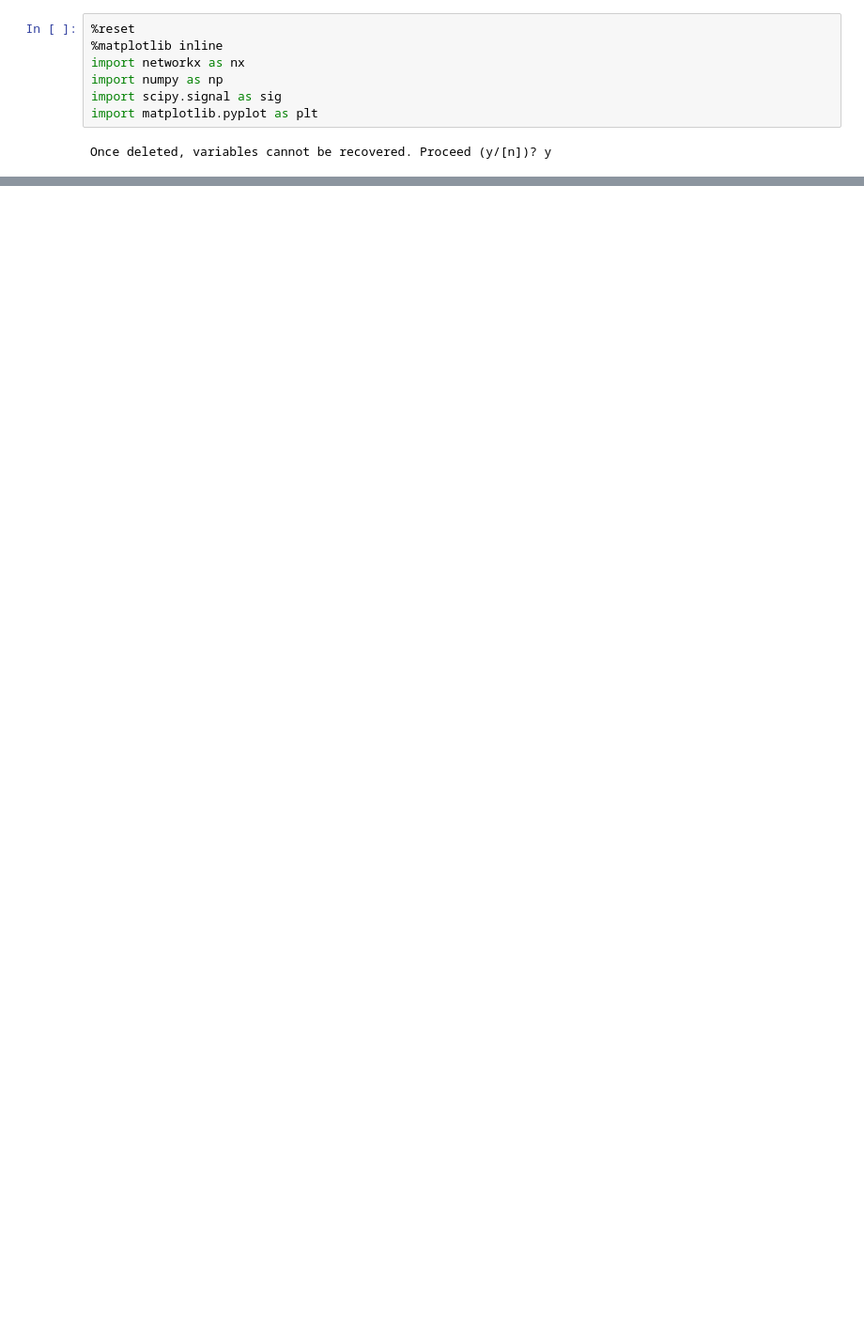
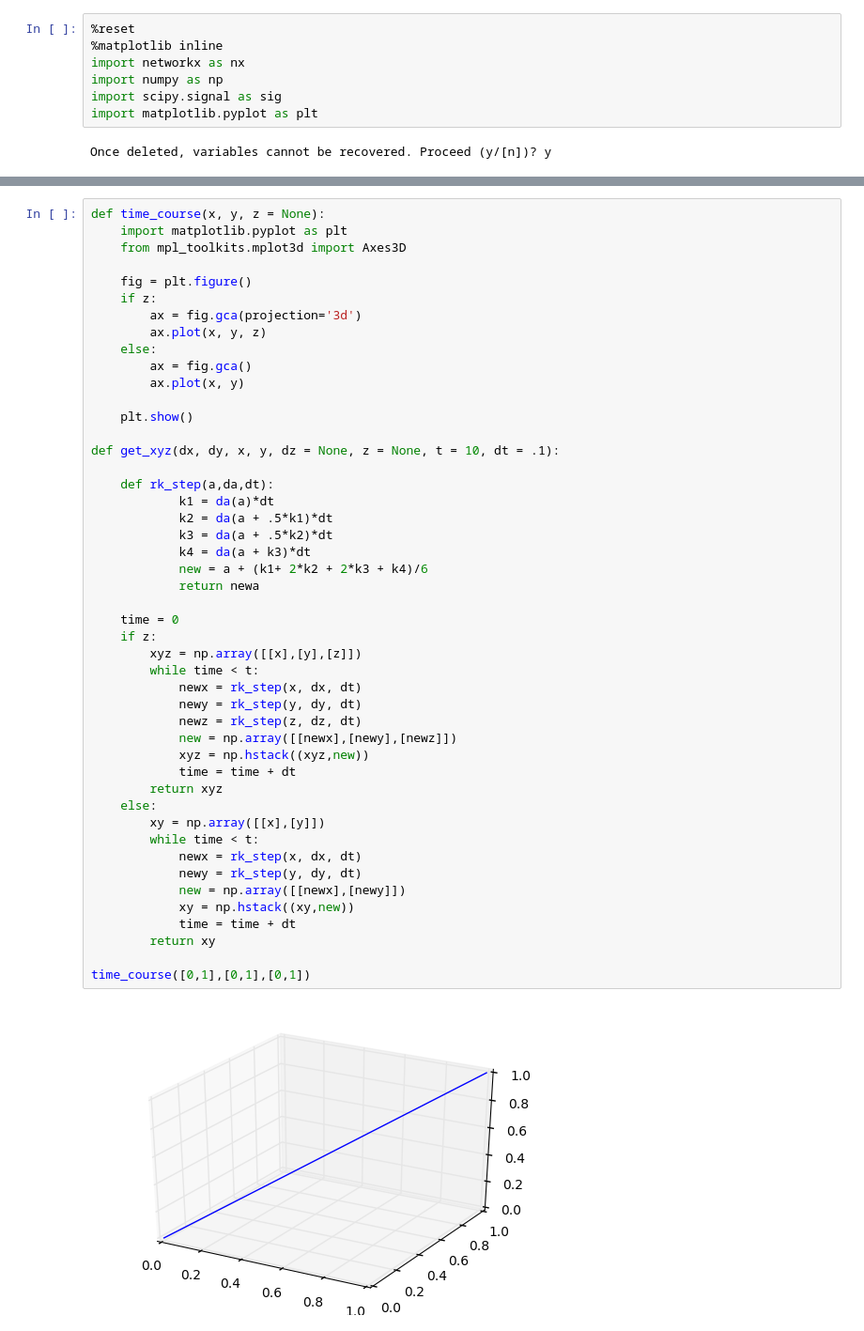
Before and after one commit to virati/KuramotoDBS, a Jupyter notebook: Kuramoto Model.ipynb, the cells around one changed output, grey strips where cells are left out. Shown at 94% size. Saved outputs shown, nothing was run; the diff lists cells and outputs as text; blank space fills up the shorter version.

```diff
--- a/Kuramoto Model.ipynb
+++ b/Kuramoto Model.ipynb
@@ -178,0 +261,49 @@ animate()
+# %%
+def time_course(x, y, z = None):
+    import matplotlib.pyplot as plt
+    from mpl_toolkits.mplot3d import Axes3D
+
+    fig = plt.figure()
+    if z:
+        ax = fig.gca(projection='3d')
+        ax.plot(x, y, z)
+    else:
+        ax = fig.gca()
+        ax.plot(x, y)
+
+    plt.show()
+
+def get_xyz(dx, dy, x, y, dz = None, z = None, t = 10, dt = .1):
+
+    def rk_step(a,da,dt):
+            k1 = da(a)*dt
+            k2 = da(a + .5*k1)*dt
+            k3 = da(a + .5*k2)*dt
+            k4 = da(a + k3)*dt
+            new = a + (k1+ 2*k2 + 2*k3 + k4)/6
+            return newa
+
+    time = 0
+    if z:
+        xyz = np.array([[x],[y],[z]])
+        while time < t:
+            newx = rk_step(x, dx, dt)
+            newy = rk_step(y, dy, dt)
+            newz = rk_step(z, dz, dt)
+            new = np.array([[newx],[newy],[newz]])
+            xyz = np.hstack((xyz,new))
+            time = time + dt
+        return xyz
+    else:
+        xy = np.array([[x],[y]])
+        while time < t:
+            newx = rk_step(x, dx, dt)
+            newy = rk_step(y, dy, dt)
+            new = np.array([[newx],[newy]])
+            xy = np.hstack((xy,new))
+            time = time + dt
+        return xy
+
+time_course([0,1],[0,1],[0,1])
+# %% [output]
+[figure, added]
```
Also changed, not shown: parts of 31 cells of this notebook, 2 other files.
